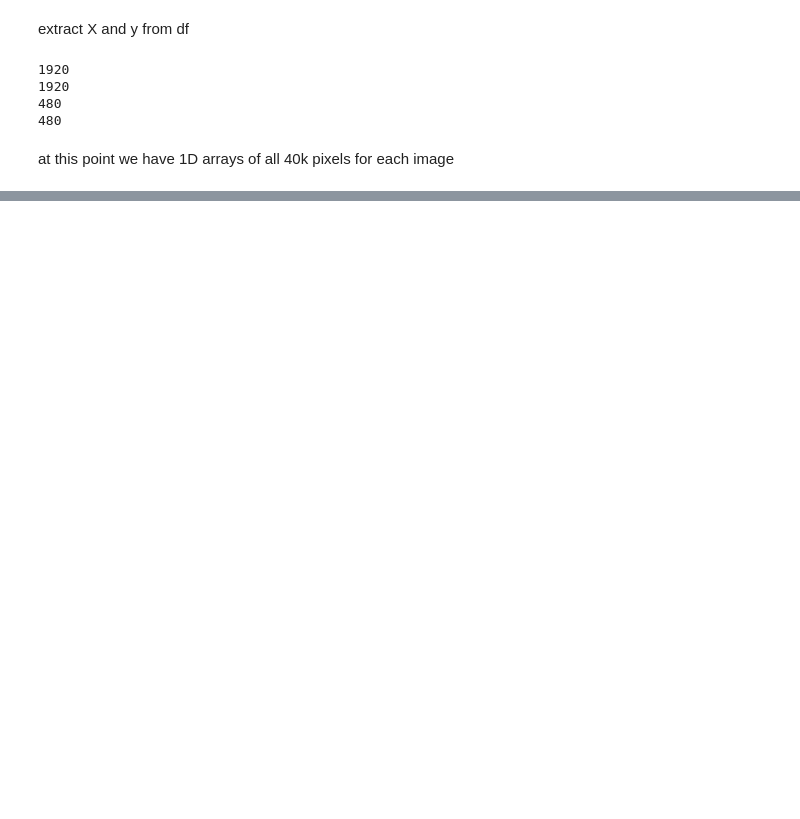
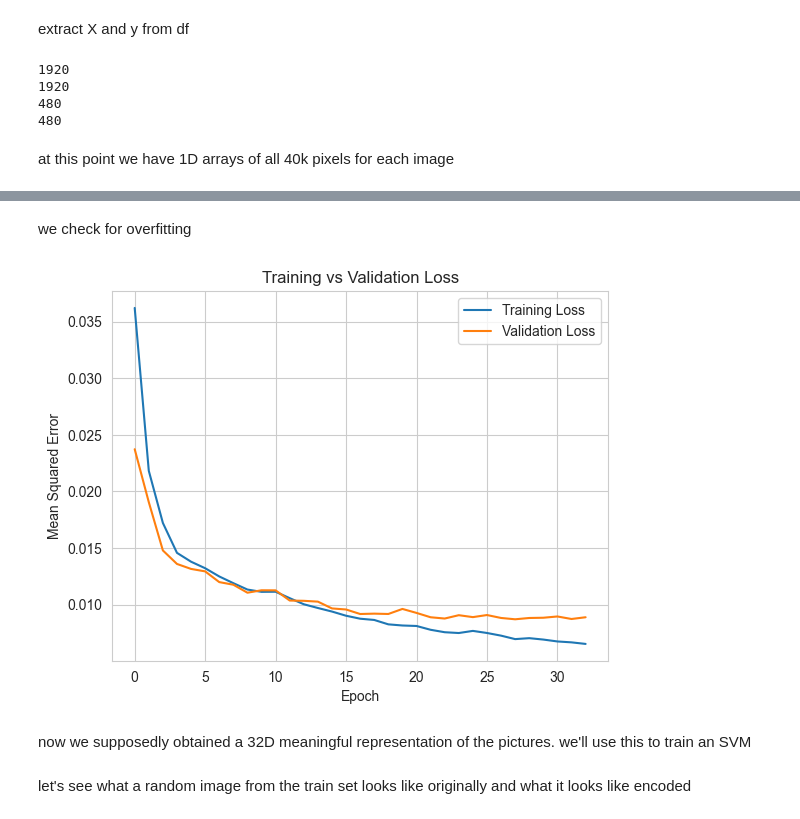
Before and after one commit to teostereciu/mlp, a Jupyter notebook: notebooks/baseline.ipynb, the cells around one changed output, grey strips where cells are left out. Drawn from its saved outputs; the diff is of its cells as text; code cells hidden in the pictures; blank space fills up the shorter version.

Commit message:
built an autoencoder

```diff
--- a/notebooks/baseline.ipynb
+++ b/notebooks/baseline.ipynb
@@ -189,0 +188,19 @@ at this point we have 1D arrays of all 40k pixels for each image
+# %%
+from keras.models import Sequential
+from keras.layers import Dense
+from keras.callbacks import EarlyStopping
+
+original_dim = 200*200
+
+autoencoder = Sequential([
+    Dense(256, activation='relu', input_shape=(original_dim,)),
+    Dense(128, activation='relu'),
+    Dense(64, activation='relu'),
+    Dense(32, activation='relu'),
+    Dense(64, activation='relu'),
+    Dense(128, activation='relu'),
+    Dense(256, activation='relu'),
+    Dense(original_dim, activation='sigmoid')
+])
+
+autoencoder.compile(optimizer='adam', loss='mean_squared_error')
@@ -189,0 +227,12 @@ at this point we have 1D arrays of all 40k pixels for each image
+# %%
+early_stopping = EarlyStopping(monitor='val_loss', patience=5)
+
+history = autoencoder.fit(
+    X_train,
+    X_train,
+    epochs=100,
+    batch_size=32,
+    shuffle=True,
+    validation_split=0.2,
+    callbacks=[early_stopping]
+)
@@ -189,0 +259,17 @@ at this point we have 1D arrays of all 40k pixels for each image
+# %% [markdown]
+we check for overfitting
+# %%
+import matplotlib.pyplot as plt
+
+# plot training vs validation loss
+plt.plot(history.history['loss'], label='Training Loss')
+plt.plot(history.history['val_loss'], label='Validation Loss')
+plt.xlabel('Epoch')
+plt.ylabel('Mean Squared Error')
+plt.title('Training vs Validation Loss')
+plt.legend()
+plt.show()
+# %% [output]
+[figure, added]
+# %% [markdown]
+now we supposedly obtained a 32D meaningful representation of the pictures. we'll use this to train an SVM
@@ -189,0 +280,2 @@ at this point we have 1D arrays of all 40k pixels for each image
+# %% [markdown]
+let's see what a random image from the train set looks like originally and what it looks like encoded
```
Also changed, not shown: parts of 6 cells of this notebook.
